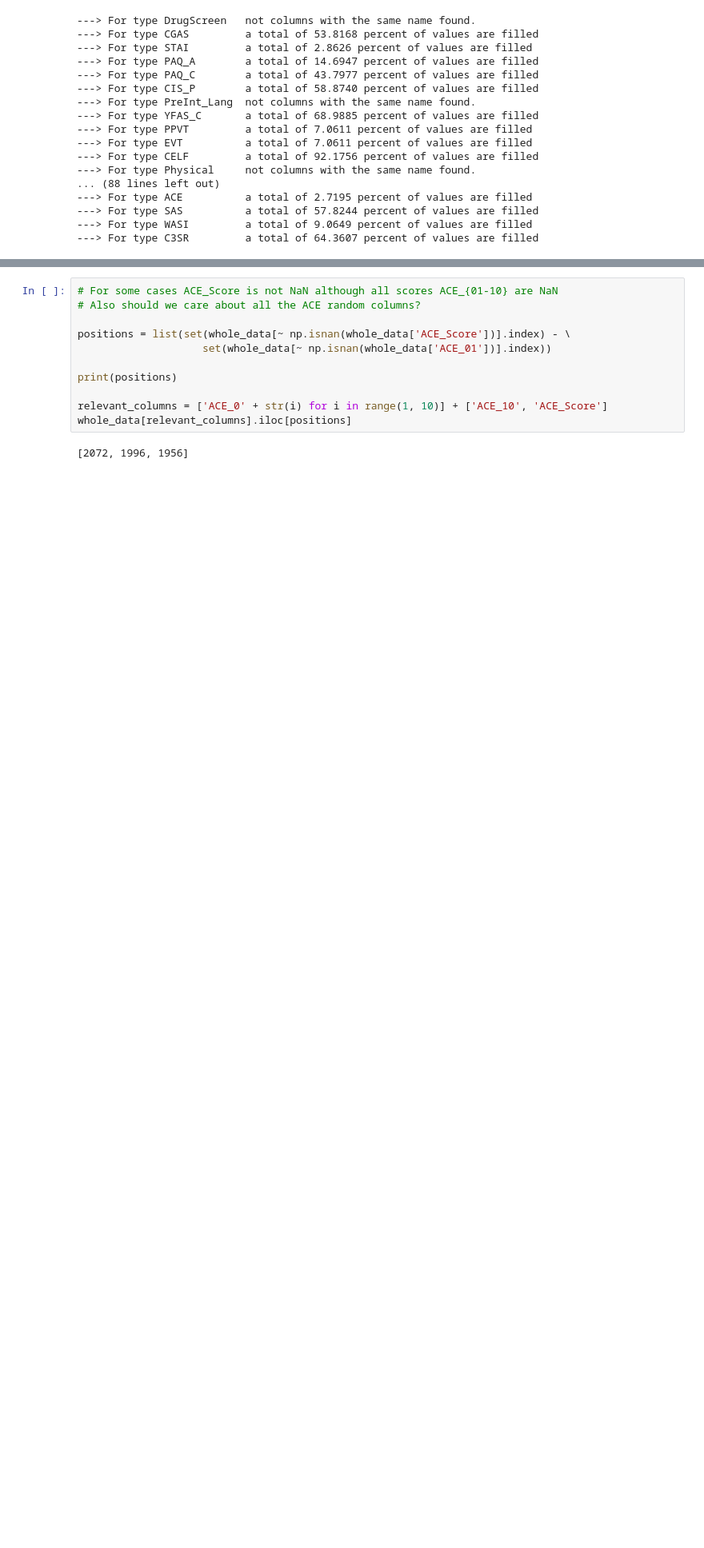
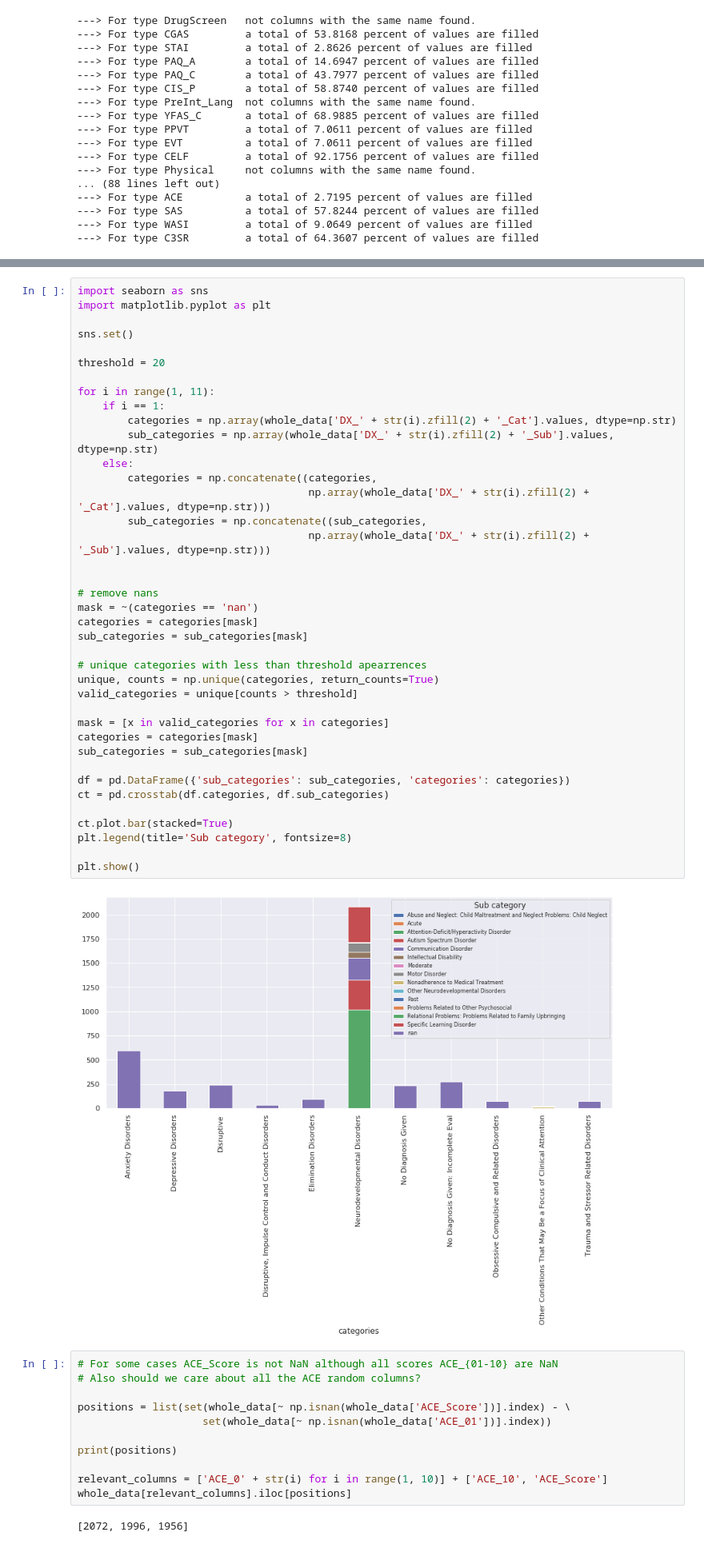
Before and after one commit to sanagno/psychiatry-mri-eeg, a Jupyter notebook: data_exploration.ipynb, the cells around one changed output, grey strips where cells are left out. Shown at 80% size. Saved outputs shown, nothing was run; the diff lists cells and outputs as text; blank space fills up the shorter version.

Commit message:
categories and sub categories

```diff
--- a/data_exploration.ipynb
+++ b/data_exploration.ipynb
@@ -298,3 +304,44 @@ sns.distplot(filled_values_all_types, kde=False, bins=40)
+# %%
+import seaborn as sns
+import matplotlib.pyplot as plt
+
+sns.set()
+
+threshold = 20
+
+for i in range(1, 11):
+    if i == 1:
+        categories = np.array(whole_data['DX_' + str(i).zfill(2) + '_Cat'].values, dtype=np.str)
+        sub_categories = np.array(whole_data['DX_' + str(i).zfill(2) + '_Sub'].values, dtype=np.str)
+    else:
+        categories = np.concatenate((categories,
+                                     np.array(whole_data['DX_' + str(i).zfill(2) + '_Cat'].values, dtype=np.str)))
+        sub_categories = np.concatenate((sub_categories,
+                                     np.array(whole_data['DX_' + str(i).zfill(2) + '_Sub'].values, dtype=np.str)))
+
+
+# remove nans
+mask = ~(categories == 'nan')
+categories = categories[mask]
+sub_categories = sub_categories[mask]
+
+# unique categories with less than threshold apearrences
+unique, counts = np.unique(categories, return_counts=True)
+valid_categories = unique[counts > threshold]
+
+mask = [x in valid_categories for x in categories]
+categories = categories[mask]
+sub_categories = sub_categories[mask]
+
+df = pd.DataFrame({'sub_categories': sub_categories, 'categories': categories})
+ct = pd.crosstab(df.categories, df.sub_categories)
+
+ct.plot.bar(stacked=True)
+plt.legend(title='Sub category', fontsize=8)
+
+plt.show()
+# %% [output]
+[figure, added]
 # %%
 # For some cases ACE_Score is not NaN although all scores ACE_{01-10} are NaN
 # Also should we care about all the ACE random columns?
```
Also changed, not shown: parts of 5 cells of this notebook.
